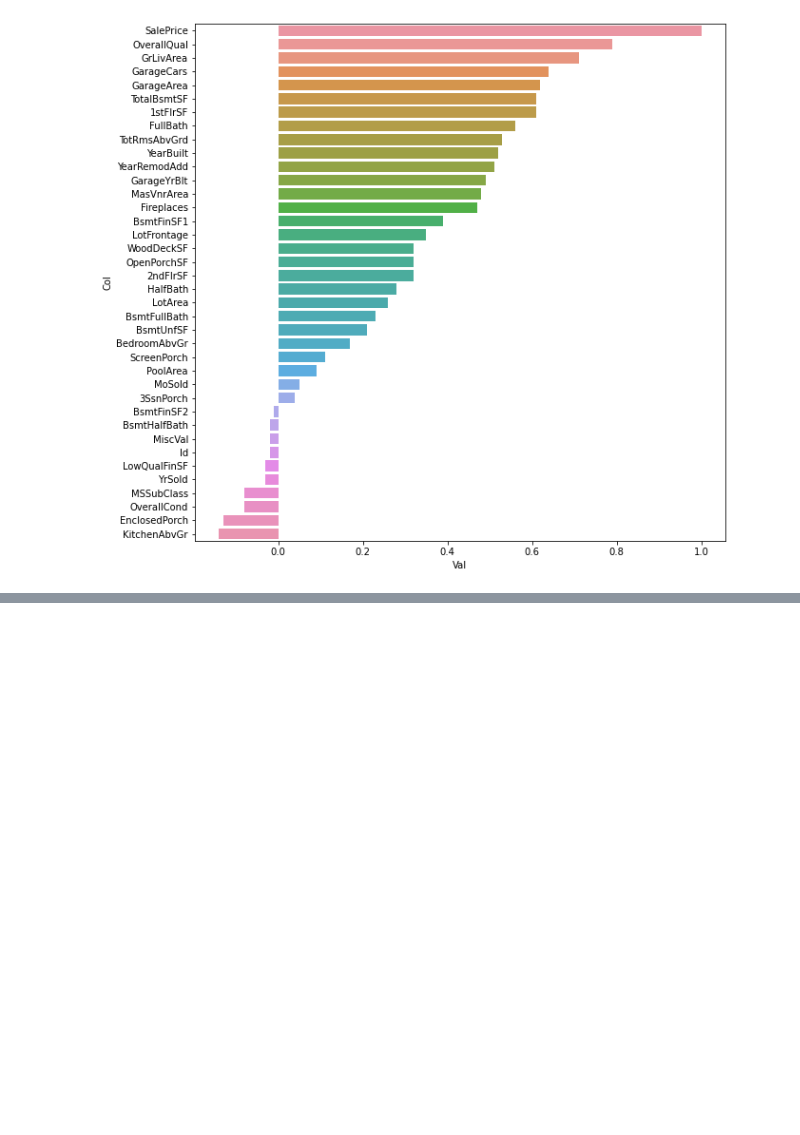
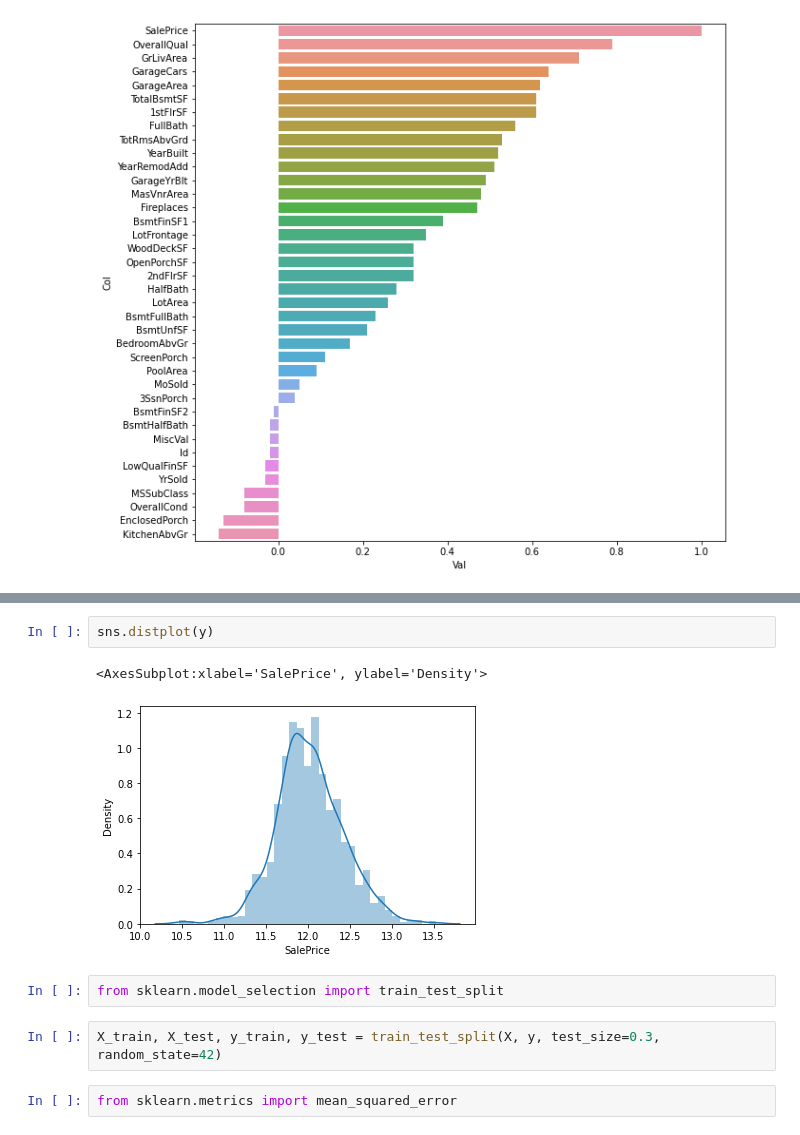
Before and after one commit to Nikalozj/House-Prices-Kaggle, a Jupyter notebook: Exploratory Data Analysis.ipynb, the cells around one changed output, grey strips where cells are left out. Drawn from its saved outputs; the diff is of its cells as text; blank space fills up the shorter version.

```diff
--- a/Exploratory Data Analysis.ipynb
+++ b/Exploratory Data Analysis.ipynb
@@ -76,0 +114,11 @@ print_sales_corr(housing)
+# %%
+sns.distplot(y)
+# %% [output]
+<AxesSubplot:xlabel='SalePrice', ylabel='Density'>
+[figure, added]
+# %%
+from sklearn.model_selection import train_test_split
+# %%
+X_train, X_test, y_train, y_test = train_test_split(X, y, test_size=0.3, random_state=42)
+# %%
+from sklearn.metrics import mean_squared_error
```
Also changed, not shown: parts of 15 cells of this notebook.
